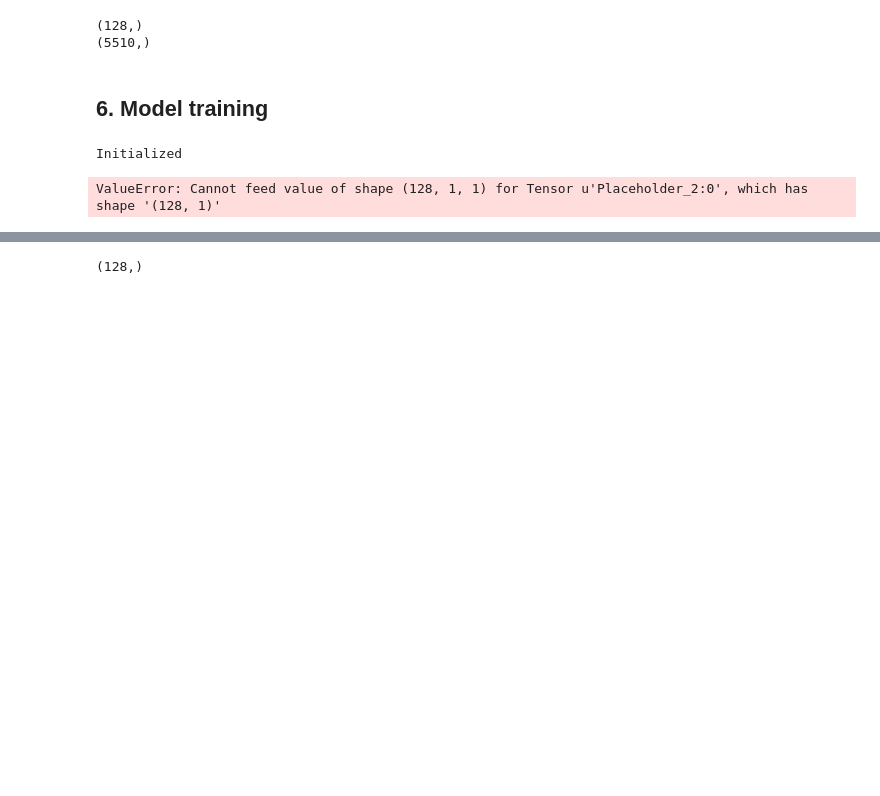
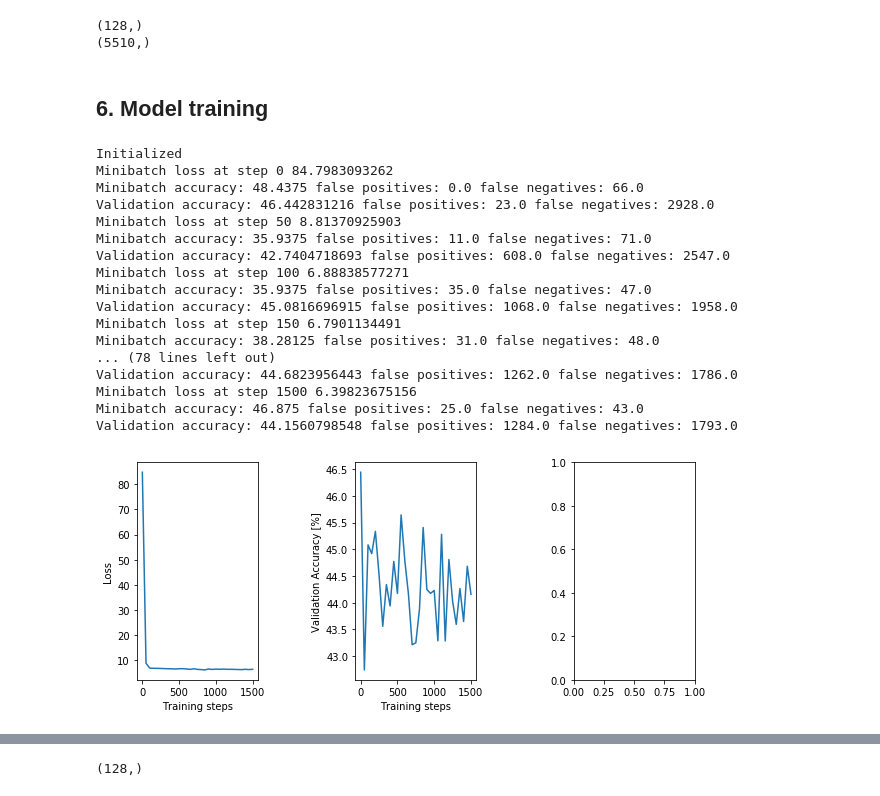
Before and after one commit to MLProjects/whale, a Jupyter notebook: src/3_convet_model.ipynb, the cells around one changed output, grey strips where cells are left out. Drawn from its saved outputs; the diff is of its cells as text; code cells hidden in the pictures; blank space fills up the shorter version.

Commit message:
Checking False negatives and false positives when computing accuracy

```diff
--- a/src/3_convet_model.ipynb
+++ b/src/3_convet_model.ipynb
@@ -43,10 +43,10 @@ IMAGE_WIDHT = 100
 
 #Convnet parameters
 BETA = 0.005
-PATCH_1 = 5
-PATCH_2 = 5
-DEPTH_1 = 8
-DEPTH_2 = 15
+PATCH_1 = 7
+PATCH_2 = 6
+DEPTH_1 = 15
+DEPTH_2 = 45
 NUM_HIDEN = 1024
 NUM_LABELS = 1
 MARGIN = 5.0
@@ -85,8 +85,13 @@ Validation set (5510, 44, 100, 1) (5510, 44, 100, 1) (5510, 1, 1)
 def accuracy(predictions, labels):
     aux = predictions < MARGIN
     equal = np.equal(aux[:] , labels[:, 0])
-    return (100.0 * np.sum(equal.astype(np.float32))
+    great = np.greater(aux[:] , labels[:, 0])
+    less = np.less(aux[:] , labels[:, 0])
+    acc = (100.0 * np.sum(equal.astype(np.float32))
           / predictions.shape[0])
+    false_pos = np.sum(great.astype(np.float32))
+    false_neg = np.sum(less.astype(np.float32))
+    return acc, false_pos, false_neg
 # %% [markdown]
 ## 5. Network declaration
 We will use tensorflow
@@ -198,37 +203,55 @@ with tf.Session(graph=siamese_model) as session:
     feed_dict = {tf_train_X1_dataset : batch_data_X1, tf_train_X2_dataset : batch_data_X2, \
                  tf_train_labels : batch_labels}
     _, _loss, predictions = session.run(
       [optimizer, loss, train_prediction], feed_dict=feed_dict)
 
     if np.isnan(_loss):
         print('Model diverged with loss = NaN')
         quit()
 
     #Plot variables
     if (step % P_FREQ == 0):
       losses.append(_loss)
       hey= valid_prediction.eval()
-      accuracies.append(accuracy(valid_prediction.eval(), valid_labels))
+      accuracies.append(accuracy(valid_prediction.eval(), valid_labels)[0])
 
     if (step % 50 == 0):
-      print('Minibatch loss at step %d: %f' % (step, _loss))
-      print('Minibatch accuracy: %.1f%%' % accuracy(predictions, batch_labels))
-      print('Validation accuracy: %.1f%%' % accuracy(valid_prediction.eval(), valid_labels))
+      print('Minibatch loss at step {} {}'.format(step, _loss))
+      a = accuracy(predictions, batch_labels)
+      print('Minibatch accuracy: {} false positives: {} false negatives: {}'.format(a[0], a[1], a[2] ) )
+      a = accuracy(valid_prediction.eval(), valid_labels)
+      print('Validation accuracy: {} false positives: {} false negatives: {}'.format(a[0], a[1], a[2] ) )
 #print('Test accuracy: %.1f%%' % accuracy(test_prediction.eval(), test_labels))
 
 # Show the results.
 fig, (ax1, ax2, ax3) = plt.subplots(1, 3)
 plt.subplots_adjust(wspace=.8)
 fig.set_size_inches(10, 4)
 ax1.plot(range(0, NUM_STEPS, P_FREQ), losses)
 ax1.set_ylabel("Loss")
 ax1.set_xlabel("Training steps")
 ax2.plot(range(0, NUM_STEPS, P_FREQ), accuracies)
 ax2.set_ylabel("Validation Accuracy [%]")
 ax2.set_xlabel("Training steps")
 plt.show()
 # %% [output]
 Initialized
+Minibatch loss at step 0 84.7983093262
+Minibatch accuracy: 48.4375 false positives: 0.0 false negatives: 66.0
+Validation accuracy: 46.442831216 false positives: 23.0 false negatives: 2928.0
+Minibatch loss at step 50 8.81370925903
+Minibatch accuracy: 35.9375 false positives: 11.0 false negatives: 71.0
+Validation accuracy: 42.7404718693 false positives: 608.0 false negatives: 2547.0
+Minibatch loss at step 100 6.88838577271
+Minibatch accuracy: 35.9375 false positives: 35.0 false negatives: 47.0
+Validation accuracy: 45.0816696915 false positives: 1068.0 false negatives: 1958.0
+Minibatch loss at step 150 6.7901134491
+Minibatch accuracy: 38.28125 false positives: 31.0 false negatives: 48.0
+... (78 lines left out)
+Validation accuracy: 44.6823956443 false positives: 1262.0 false negatives: 1786.0
+Minibatch loss at step 1500 6.39823675156
+Minibatch accuracy: 46.875 false positives: 25.0 false negatives: 43.0
+Validation accuracy: 44.1560798548 false positives: 1284.0 false negatives: 1793.0
-ValueError: Cannot feed value of shape (128, 1, 1) for Tensor u'Placeholder_2:0', which has shape '(128, 1)'
+[figure, added]
 # %%
 print(valid_labels.shape)
```
Also changed, not shown: parts of 3 cells of this notebook.
